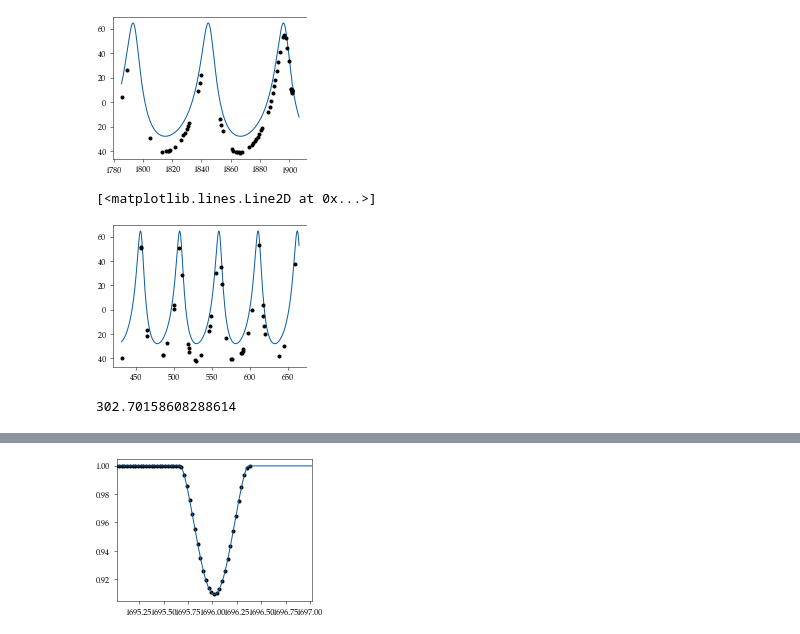
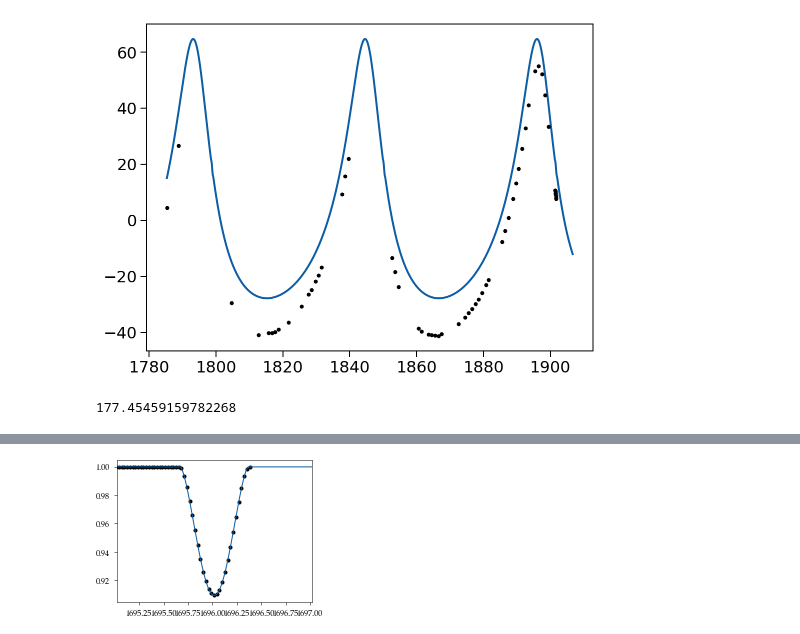
Before and after one commit to danhey/adra, a Jupyter notebook: ELLC model-multiple.ipynb, the cells around one changed output, grey strips where cells are left out. Cells and saved outputs as stored; diff of their text form; code cells hidden in the pictures.

```diff
--- a/ELLC model-multiple.ipynb
+++ b/ELLC model-multiple.ipynb
@@ -6,7 +6,7 @@ import ellc
 # import pandas as pd
 # from scipy.interpolate import griddata
 # %%
-plt.style.use('science')
+plt.style.use('notebook')
 # %%
 lit_period = 51.4213
 # %%
@@ -65,7 +104,7 @@ def q_to_u(q1, q2):
     return 2*np.sqrt(q1)*q2, np.sqrt(q1)*(1 - 2*q2)
 
 def lc_model(θ, x):
-    period, rsum, rratio, incl, sbratio, t0, f_c, f_s, sma, gammava, gammavb, q11, q12, q21, q22, mean, vsini, loglc, logrv_a, logrv_b = θ
+    period, rsum, rratio, incl, sbratio, t0, f_c, f_s, sma, gammava, q11, q12, q21, q22, mean, vsini, loglc, logrv_a = θ
 
     r1, r2 = rsum/(1.+rratio), rsum*rratio/(1.+rratio)
     lc = ellc.lc(x,t_zero=t0,
@@ -81,7 +120,7 @@ def lc_model(θ, x):
 
 def rv_model(θ, x):
 
-    period, rsum, rratio, incl, sbratio, t0, f_c, f_s, sma, gammava, gammavb, q11, q12, q21, q22, mean, vsini, loglc, logrv_a, logrv_b = θ
+    period, rsum, rratio, incl, sbratio, t0, f_c, f_s, sma, gammava, q11, q12, q21, q22, mean, vsini, loglc, logrv_a = θ
 
     r1, r2 = rsum/(1.+rratio), rsum*rratio/(1.+rratio)
     rv = ellc.rv(x,t_zero=t0,
@@ -96,7 +135,7 @@ def rv_model(θ, x):
     return rv[0]
 
 def lnprior(θ):
-    period, rsum, rratio, incl, sbratio, t0, f_c, f_s, sma, gammava, gammavb, q11, q12, q21, q22, mean, vsini, loglc, logrv_a, logrv_b = θ
+    period, rsum, rratio, incl, sbratio, t0, f_c, f_s, sma, gammava, q11, q12, q21, q22, mean, vsini, loglc, logrv_a = θ
 
     radius_1, radius_2 = rsum/(1.+rratio), rsum*rratio/(1.+rratio)
     prior = 0
@@ -111,7 +150,7 @@ def lnprior(θ):
         return -np.inf
 
 def lnlike(θ, time, flux, flux_err, rv_a, rv_b):
-    period, rsum, rratio, incl, sbratio, t0, f_c, f_s, sma, gammava, gammavb, q11, q12, q21, q22, mean, vsini, loglc, logrv_a, logrv_b = θ
+    period, rsum, rratio, incl, sbratio, t0, f_c, f_s, sma, gammava, q11, q12, q21, q22, mean, vsini, loglc, logrv_a = θ
 
     if not np.isfinite(lnprior(θ)):
         return -np.inf
@@ -125,11 +164,11 @@ def lnlike(θ, time, flux, flux_err, rv_a, rv_b):
     sigma2 = rv_a[:,2] ** 2 + model_rv_a ** 2 * np.exp(2 * logrv_a)
     ln_rv_a = -0.5 * np.sum((rv_a[:,1] - model_rv_a) ** 2 / sigma2 + np.log(sigma2))
 
-    model_rv_b = rv_model(θ, rv_b[:,0]) + gammavb
-    sigma2 = rv_b[:,2] ** 2 + model_rv_b ** 2 * np.exp(2 * logrv_b)
-    ln_rv_b = -0.5 * np.sum((rv_b[:,1] - model_rv_b) ** 2 / sigma2 + np.log(sigma2))
+#     model_rv_b = rv_model(θ, rv_b[:,0]) + gammavb
+#     sigma2 = rv_b[:,2] ** 2 + model_rv_b ** 2 * np.exp(2 * logrv_b)
+#     ln_rv_b = -0.5 * np.sum((rv_b[:,1] - model_rv_b) ** 2 / sigma2 + np.log(sigma2))
 
-    return ln_lc + ln_rv_a + ln_rv_b
+    return ln_lc + ln_rv_a# + ln_rv_b
 
 def nll(θ, time, flux, flux_err, rv_a, rv_b):
 #     print(θ)
@@ -148,7 +187,7 @@ f_c, f_s = 6.19321053e-01, 1.69531989e-01
     1.60481296e-01, # fs
     86, #sma
     -13.53, #gammava
-    -13.53, #gammavb
+#     -13.53, #gammavb
     2.68060970e-01, # q11
     4.55712020e-01, # q12
     8.30538026e-01, # q21
@@ -157,7 +196,7 @@ f_c, f_s = 6.19321053e-01, 1.69531989e-01
     27, #vsini
     0., #loglc
     0., #logrva
-    0., #logrvb
+#     0., #logrvb
 ])
 
 θ_bounds = [
@@ -171,7 +210,7 @@ f_c, f_s = 6.19321053e-01, 1.69531989e-01
     (f_s - 0.1, f_s + 0.1), # fs
     (10, 150.), # sma
     (-20, -5), # gammava
-    (-20, -5), # gammavb
+#     (-20, -5), # gammavb
     (0., 1.),
     (0., 1.),
     (0., 1.),
@@ -180,7 +219,7 @@ f_c, f_s = 6.19321053e-01, 1.69531989e-01
     (26, 28), #vsini
     (-10, 10), #loglc
     (-10, 10), #logrv
-    (-10, 10), #logrvb
+#     (-10, 10), #logrvb
 ]
 
 plt.plot(time[::20], flux[::20], '.k')
@@ -198,21 +237,19 @@ plt.xlim(lit_t0-1, lit_t0+1)
 # %%
 test_time = np.linspace(rv_song[:,0][0], rv_song[:,0][-1]+5, 1000)
 plt.plot(test_time, rv_model(θ_initial, test_time))
 plt.plot(rv_song[:,0], rv_song[:,1], '.k')
 plt.show()
 
-test_time = np.linspace(rv_bischoff[:,0][0], rv_bischoff[:,0][-1]+5, 1000)
-plt.plot(test_time, rv_model(θ_initial, test_time))
-plt.plot(rv_bischoff[:,0], rv_bischoff[:,1], '.k')
+# test_time = np.linspace(rv_bischoff[:,0][0], rv_bischoff[:,0][-1]+5, 1000)
+# plt.plot(test_time, rv_model(θ_initial, test_time))
+# plt.plot(rv_bischoff[:,0], rv_bischoff[:,1], '.k')
 # %% [output]
-[figure, old version]
+[figure, new version]
-[<matplotlib.lines.Line2D at 0x...>]
-[figure, removed]
 # %%
 nll(θ_initial, time[::20], flux[::20], flux_err[::20],
       rv_song, rv_bischoff)
 # %% [output]
-302.70158608288614
+177.45459159782268
 # %%
 # from scipy.optimize import differential_evolution, minimize
 
```
Also changed, not shown: parts of 10 cells of this notebook, 2 other files.
